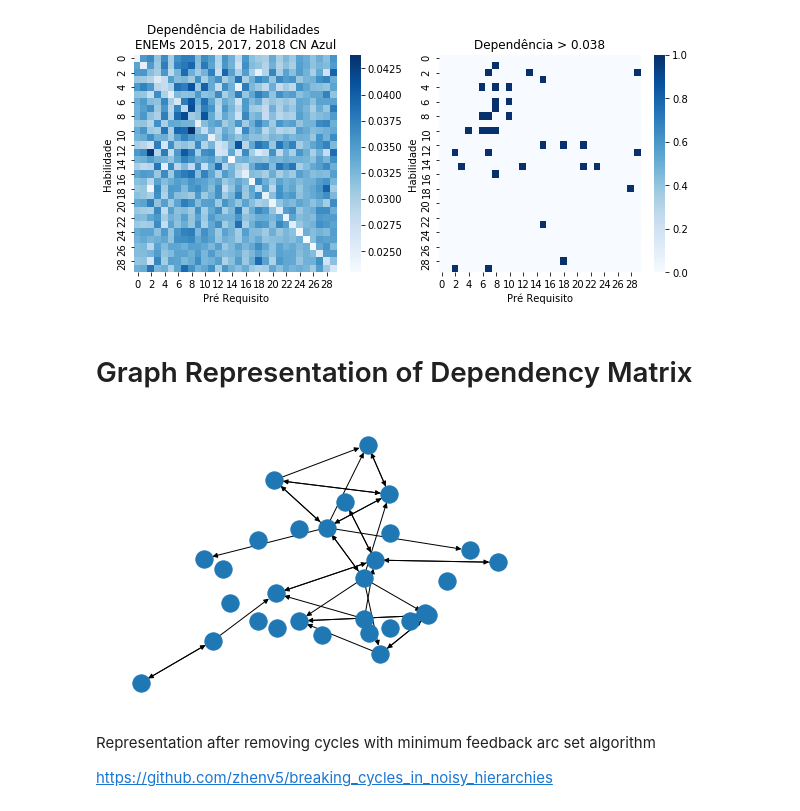
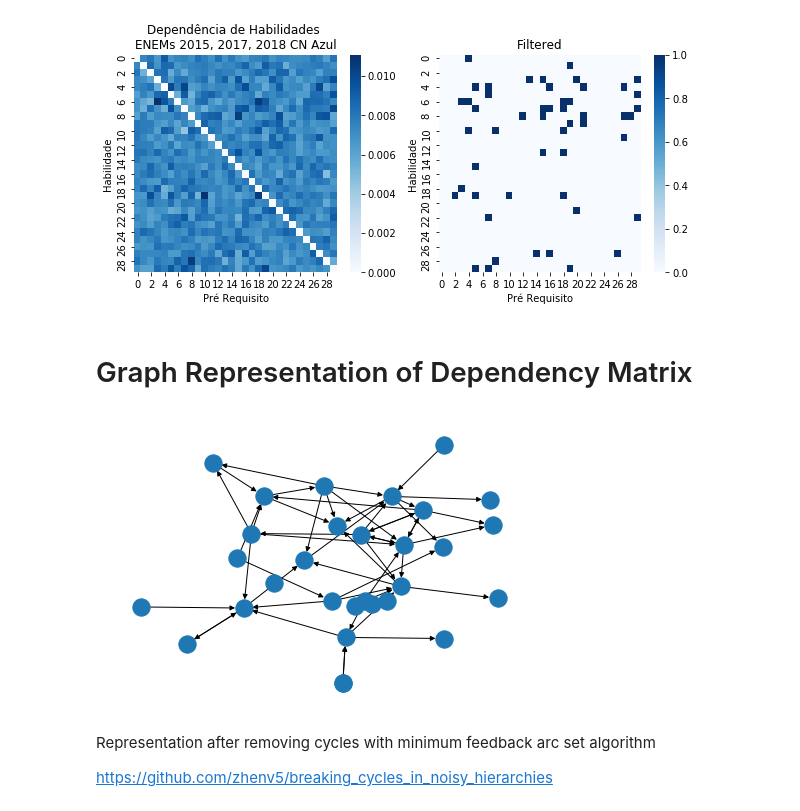
Before and after one commit to nicolagp/learner-performance-prediction, a Jupyter notebook: knowledge_dependencies/skill_ids.ipynb, the cells around one changed output. Cells and saved outputs as stored; diff of their text form; code cells hidden in the pictures.

Commit message:
new graphs for skill relations

```diff
--- a/knowledge_dependencies/skill_ids.ipynb
+++ b/knowledge_dependencies/skill_ids.ipynb
@@ -8,29 +9,30 @@ import networkx as nx
 # %%
 fn = "../data/2015_CN_AZUL/preprocessed_data_test.csv"
-skills = Pairs("skill", fn).get_pairs()
+# skills = Pairs("skill", fn).get_pairs()
+skills = pickle.load(open("skill_influences.pkl", "rb"))
 # items = Pairs("item").get_pairs()
 skill_graph = nx.to_networkx_graph(skills, create_using=nx.DiGraph)
 # %%
 fig, (ax1, ax2) = plt.subplots(nrows=1, ncols=2, figsize=(10,4))
 c="Blues"
 # skills = Pairs("skill").get_pairs()
 skills = (np.ones((30,30))-0.3*np.eye(30)) * skills
-deps = skills > 0.038
+deps = skills > 0.009
 
 sns.heatmap(skills, cmap=c, ax=ax1)
 ax1.set_title("Dependência de Habilidades \nENEMs 2015, 2017, 2018 CN Azul")
 ax1.set_xlabel("Pré Requisito")
 ax1.set_ylabel("Habilidade")
 
 sns.heatmap(deps, cmap=c, ax=ax2)
-ax2.set_title("Dependência > 0.038")
+ax2.set_title("Filtered")
 ax2.set_xlabel("Pré Requisito")
 ax2.set_ylabel("Habilidade")
 
 # plt.savefig("./imgs/skills2015_2017_2018.jpg", dpi=400)
 plt.show()
 # %% [output]
-[figure, old version]
+[figure, new version]
 # %% [markdown]
 # Graph Representation of Dependency Matrix
 # %%
@@ -39,7 +41,7 @@ dg = nx.to_networkx_graph(deps.transpose(), create_using=nx.DiGraph)
 nx.write_edgelist(dg,"/home/nicolagp/repos/breaking_cycles_in_noisy_hierarchies/g.edges",data = False)
 nx.draw_kamada_kawai(dg)
 # %% [output]
-[figure, old version]
+[figure, new version]
 # %% [markdown]
 Representation after removing cycles with minimum feedback arc set algorithm
 
```
Also changed, not shown: parts of 2 cells of this notebook, 1 other file.
